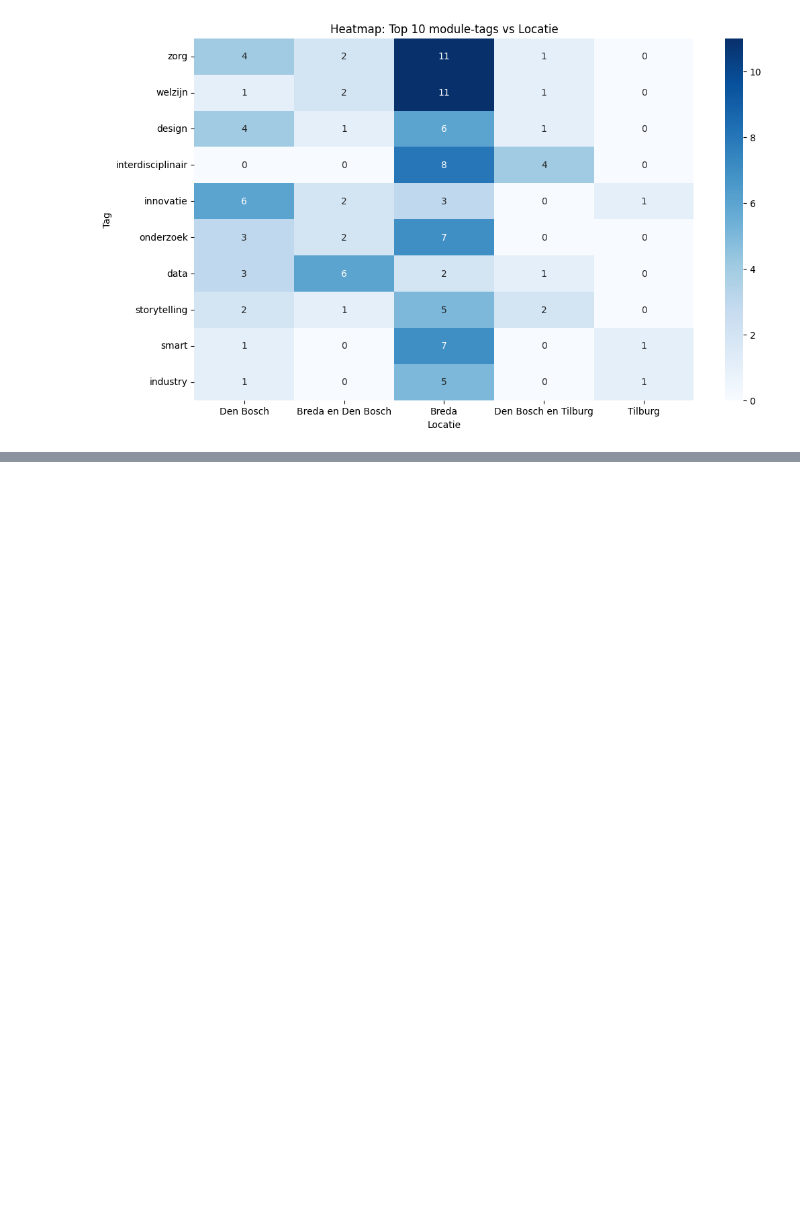
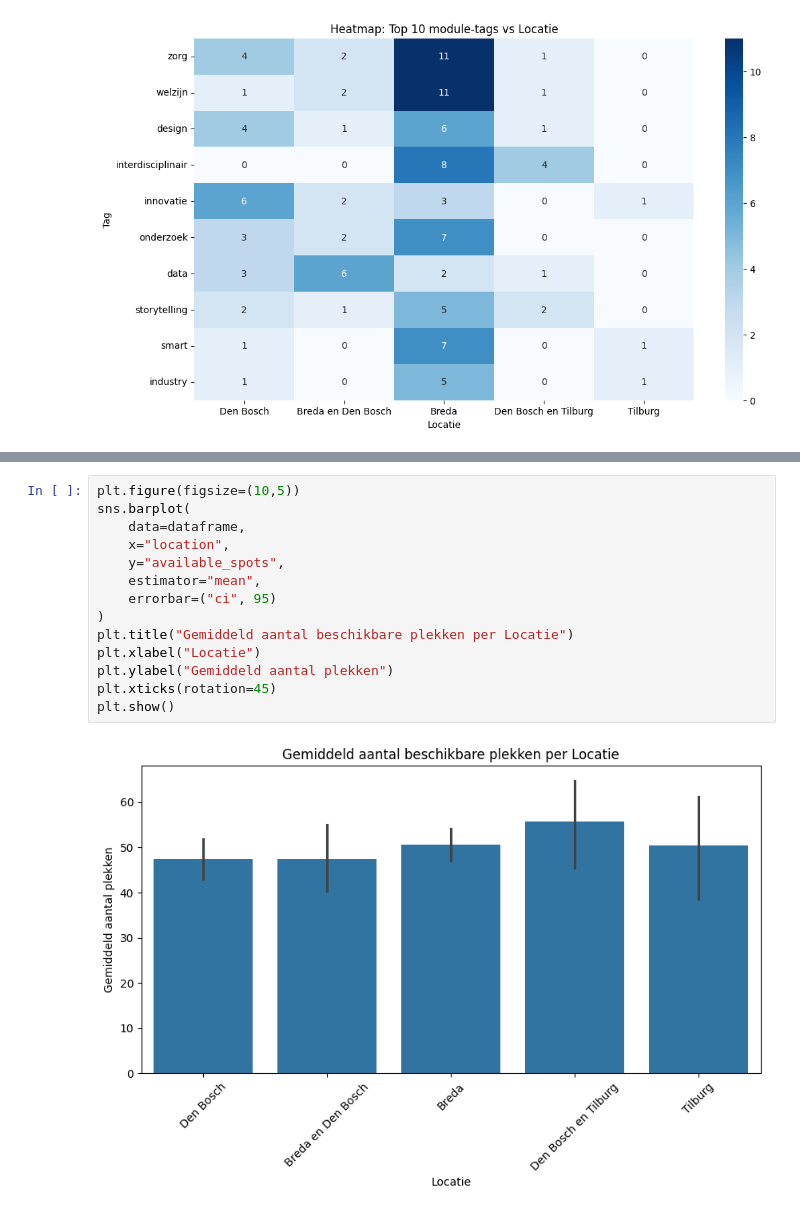
Before and after one commit to JeroenZwaal/ATIx-AI-Lu2, a Jupyter notebook: EDA.ipynb, the cells around one changed output, grey strips where cells are left out. Cells and saved outputs as stored; diff of their text form; blank space fills up the shorter version.

```diff
--- a/EDA.ipynb
+++ b/EDA.ipynb
@@ -243,0 +254,16 @@ plt.show()
+# %%
+plt.figure(figsize=(10,5))
+sns.barplot(
+    data=dataframe,
+    x="location",
+    y="available_spots",
+    estimator="mean",
+    errorbar=("ci", 95)
+)
+plt.title("Gemiddeld aantal beschikbare plekken per Locatie")
+plt.xlabel("Locatie")
+plt.ylabel("Gemiddeld aantal plekken")
+plt.xticks(rotation=45)
+plt.show()
+# %% [output]
+[figure, added]
```
Also changed, not shown: parts of 2 cells of this notebook, 1 other file.
